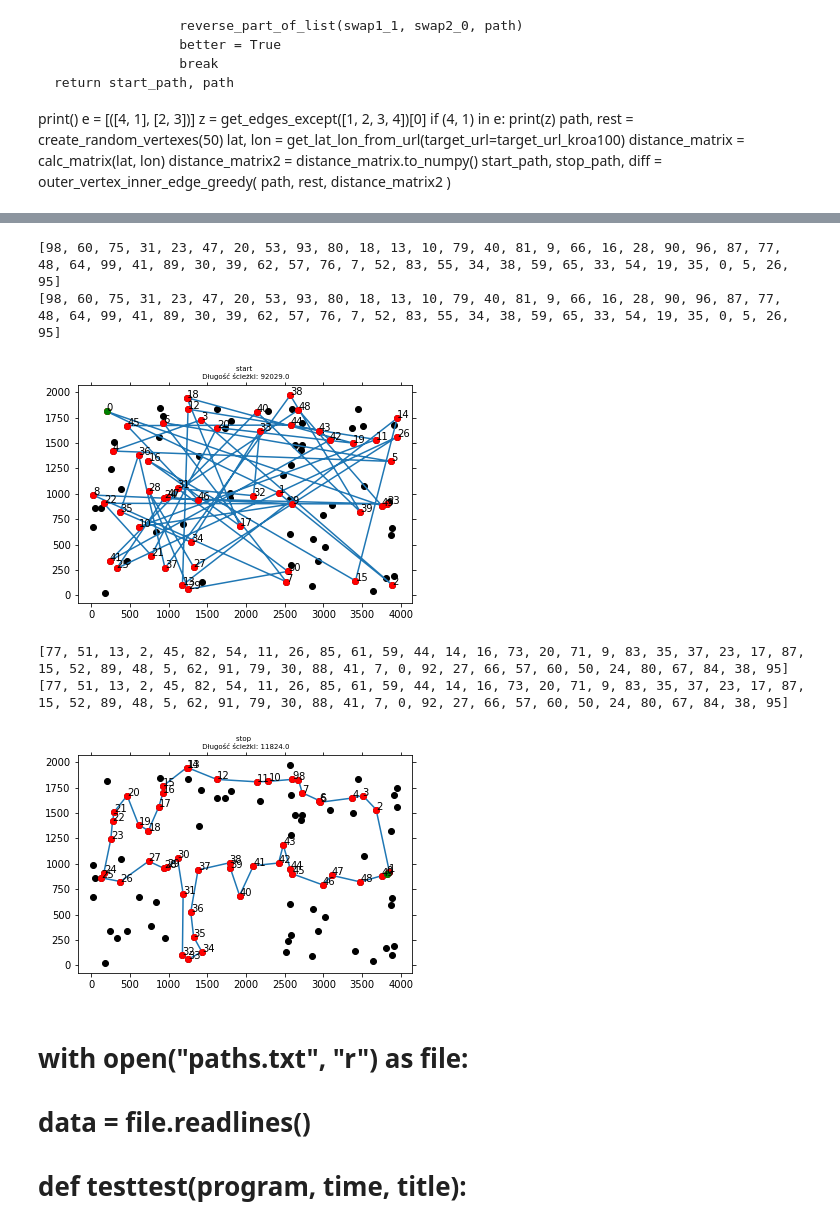
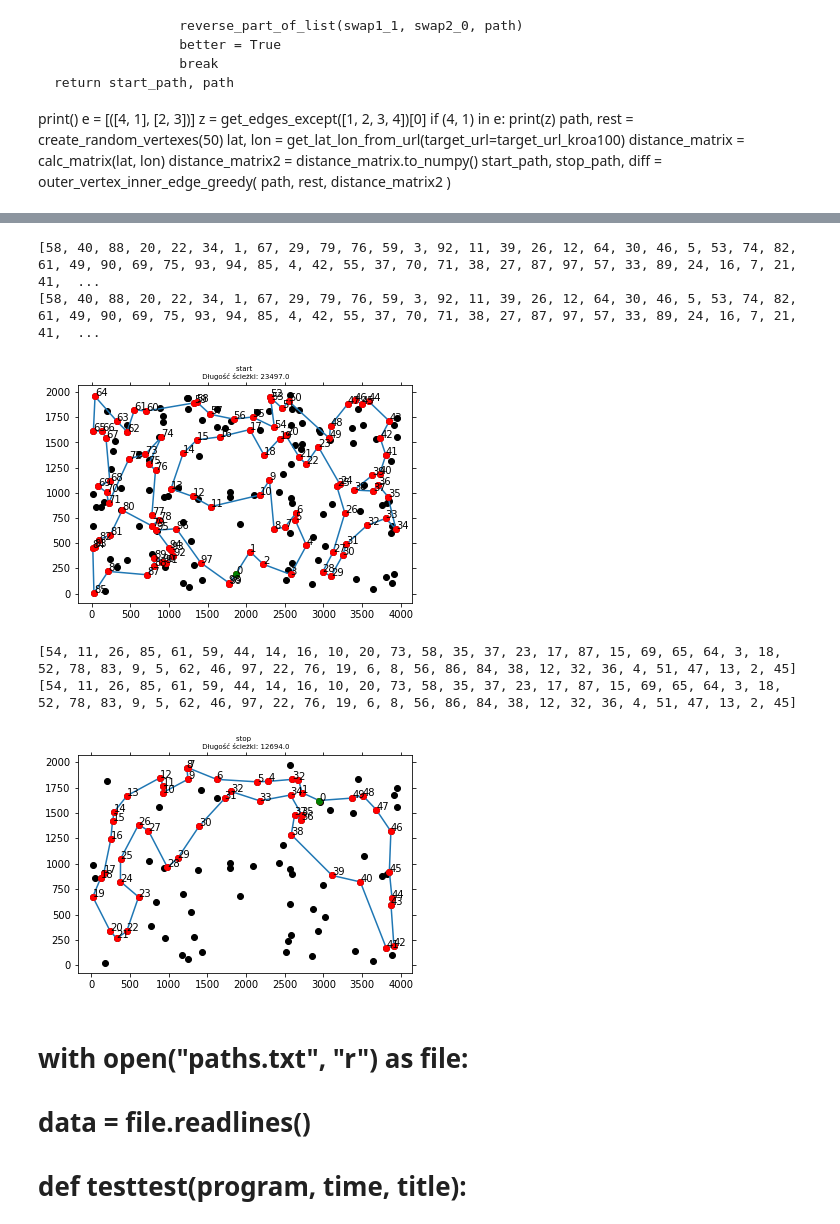
Before and after one commit to patrykwenz/AEM, a Jupyter notebook: AEM - lab1.ipynb, the cells around one changed output, grey strips where cells are left out. Saved outputs shown, nothing was run; the diff lists cells and outputs as text; code cells hidden in the pictures.

```diff
--- a/AEM - lab1.ipynb
+++ b/AEM - lab1.ipynb
@@ -265,11 +265,3 @@ def tsp_greedy(distance_matrix, selected_vertex=None):
         test_display.append(tsp_outcome.copy())
 
     return tsp_outcome, distance_matrix_truncated, test_display
-# %%
-%matplotlib inline
-
-import matplotlib.pyplot as plt
-from IPython.display import display, HTML
-lat, lon = get_lat_lon_from_url(target_url_kroa100)
-distance_matrix = calc_matrix(lat,lon)
-%timeit tsp, d,tedis_greedy= tsp_greedy(distance_matrix, 41)
@@ -1181,8 +1176,8 @@ def outer_vertex_inner_edge_greedy(path, rest, distance_matrix):
     return start_path, path
 
 
-path, rest = create_random_vertexes(50)
-lat, lon = get_lat_lon_from_url(target_url=target_url_kroa100)
+path, rest = create_random_vertexes(100)
+lat, lon = get_lat_lon_from_url(target_url=target_url_kroa200)
 distance_matrix = calc_matrix(lat, lon)
 distance_matrix2 = distance_matrix.to_numpy()
 start_path, stop_path, diff = outer_vertex_inner_edge_greedy(
@@ -1233,8 +1228,8 @@ def outer_vertex_inner_edge_steepest(path, rest, distance_matrix):
     return start_path, path
 
 
-path, rest = create_random_vertexes(50)
-lat, lon = get_lat_lon_from_url(target_url=target_url_kroa100)
+path, rest = create_random_vertexes(100)
+lat, lon = get_lat_lon_from_url(target_url=target_url_kroa200)
 distance_matrix = calc_matrix(lat, lon)
 distance_matrix2 = distance_matrix.to_numpy()
 start_path, stop_path, diff = outer_vertex_inner_edge_steepest(
@@ -1245,15 +1240,15 @@ Elapsed time: 7.118757963180542
 # %%
-a = create_plot(start_path, lat, lon, "start", distance_matrix)
+a = create_plot(stop_path, lat, lon, "start", distance_matrix)
 # %% [output]
-[98, 60, 75, 31, 23, 47, 20, 53, 93, 80, 18, 13, 10, 79, 40, 81, 9, 66, 16, 28, 90, 96, 87, 77, 48, 64, 99, 41, 89, 30, 39, 62, 57, 76, 7, 52, 83, 55, 34, 38, 59, 65, 33, 54, 19, 35, 0, 5, 26, 95]
-[98, 60, 75, 31, 23, 47, 20, 53, 93, 80, 18, 13, 10, 79, 40, 81, 9, 66, 16, 28, 90, 96, 87, 77, 48, 64, 99, 41, 89, 30, 39, 62, 57, 76, 7, 52, 83, 55, 34, 38, 59, 65, 33, 54, 19, 35, 0, 5, 26, 95]
+[58, 40, 88, 20, 22, 34, 1, 67, 29, 79, 76, 59, 3, 92, 11, 39, 26, 12, 64, 30, 46, 5, 53, 74, 82, 61, 49, 90, 69, 75, 93, 94, 85, 4, 42, 55, 37, 70, 71, 38, 27, 87, 97, 57, 33, 89, 24, 16, 7, 21, 41,  ...
+[58, 40, 88, 20, 22, 34, 1, 67, 29, 79, 76, 59, 3, 92, 11, 39, 26, 12, 64, 30, 46, 5, 53, 74, 82, 61, 49, 90, 69, 75, 93, 94, 85, 4, 42, 55, 37, 70, 71, 38, 27, 87, 97, 57, 33, 89, 24, 16, 7, 21, 41,  ...
-[figure, old version]
+[figure, new version]
 # %%
 a = create_plot(stop_path, lat, lon, "stop", distance_matrix)
 # %% [output]
-[77, 51, 13, 2, 45, 82, 54, 11, 26, 85, 61, 59, 44, 14, 16, 73, 20, 71, 9, 83, 35, 37, 23, 17, 87, 15, 52, 89, 48, 5, 62, 91, 79, 30, 88, 41, 7, 0, 92, 27, 66, 57, 60, 50, 24, 80, 67, 84, 38, 95]
-[77, 51, 13, 2, 45, 82, 54, 11, 26, 85, 61, 59, 44, 14, 16, 73, 20, 71, 9, 83, 35, 37, 23, 17, 87, 15, 52, 89, 48, 5, 62, 91, 79, 30, 88, 41, 7, 0, 92, 27, 66, 57, 60, 50, 24, 80, 67, 84, 38, 95]
+[54, 11, 26, 85, 61, 59, 44, 14, 16, 10, 20, 73, 58, 35, 37, 23, 17, 87, 15, 69, 65, 64, 3, 18, 52, 78, 83, 9, 5, 62, 46, 97, 22, 76, 19, 6, 8, 56, 86, 84, 38, 12, 32, 36, 4, 51, 47, 13, 2, 45]
+[54, 11, 26, 85, 61, 59, 44, 14, 16, 10, 20, 73, 58, 35, 37, 23, 17, 87, 15, 69, 65, 64, 3, 18, 52, 78, 83, 9, 5, 62, 46, 97, 22, 76, 19, 6, 8, 56, 86, 84, 38, 12, 32, 36, 4, 51, 47, 13, 2, 45]
-[figure, old version]
+[figure, new version]
 # %%
 @timing
 def random_solution(path, time, distance_matrix):
```
Also changed, not shown: parts of 55 cells of this notebook.
